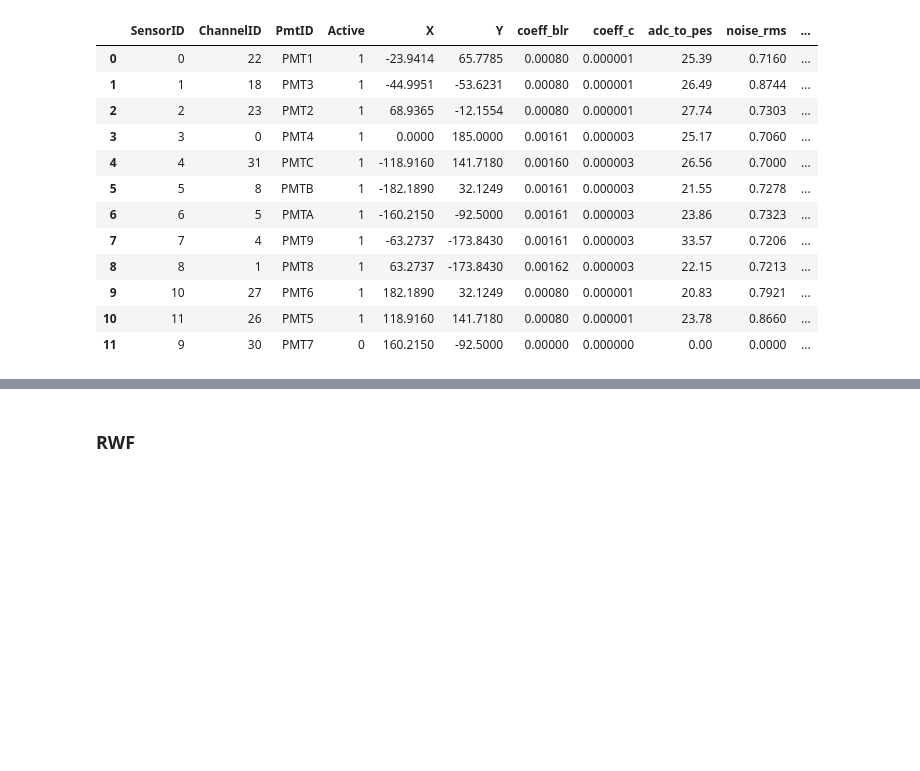
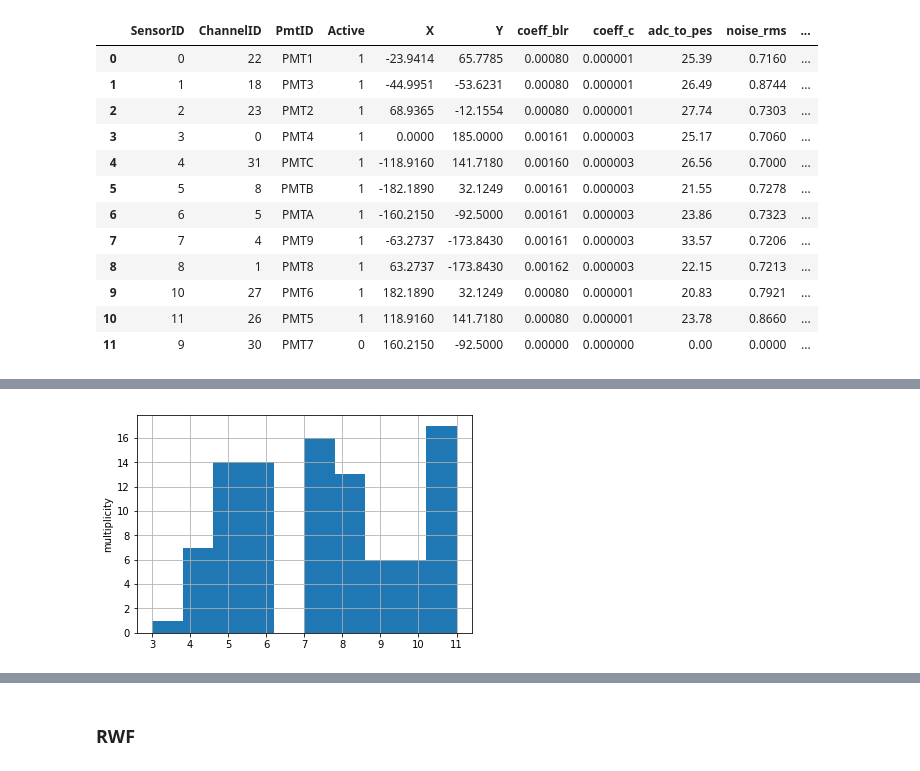
Before and after one commit to abotas/ICARO, a Jupyter notebook: invisible_cities/LSC/r3379.ipynb, the cells around one changed output, grey strips where cells are left out. Cells and saved outputs as stored; diff of their text form; code cells hidden in the pictures; blank space fills up the shorter version.

```diff
--- a/invisible_cities/LSC/r3379.ipynb
+++ b/invisible_cities/LSC/r3379.ipynb
@@ -161,0 +244,7 @@ def _calib_vectors(self):
+# %%
+plt.hist(mult)
+plt.grid(True)
+plt.ylabel('multiplicity')
+plt.show()
+# %% [output]
+[figure, added]
```
Also changed, not shown: parts of 13 cells of this notebook.
